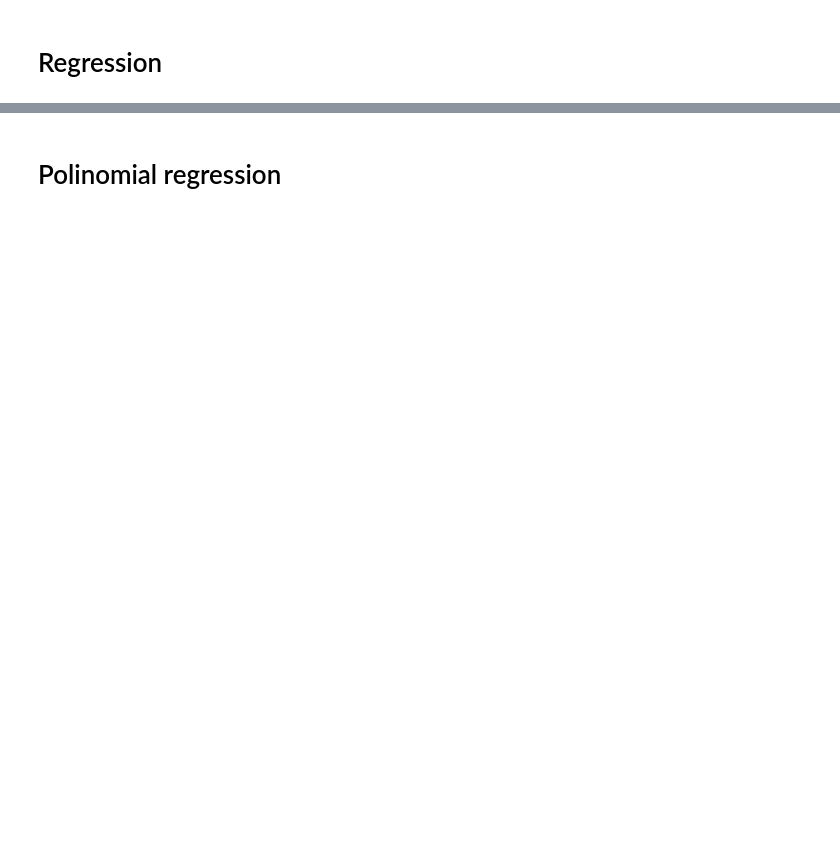
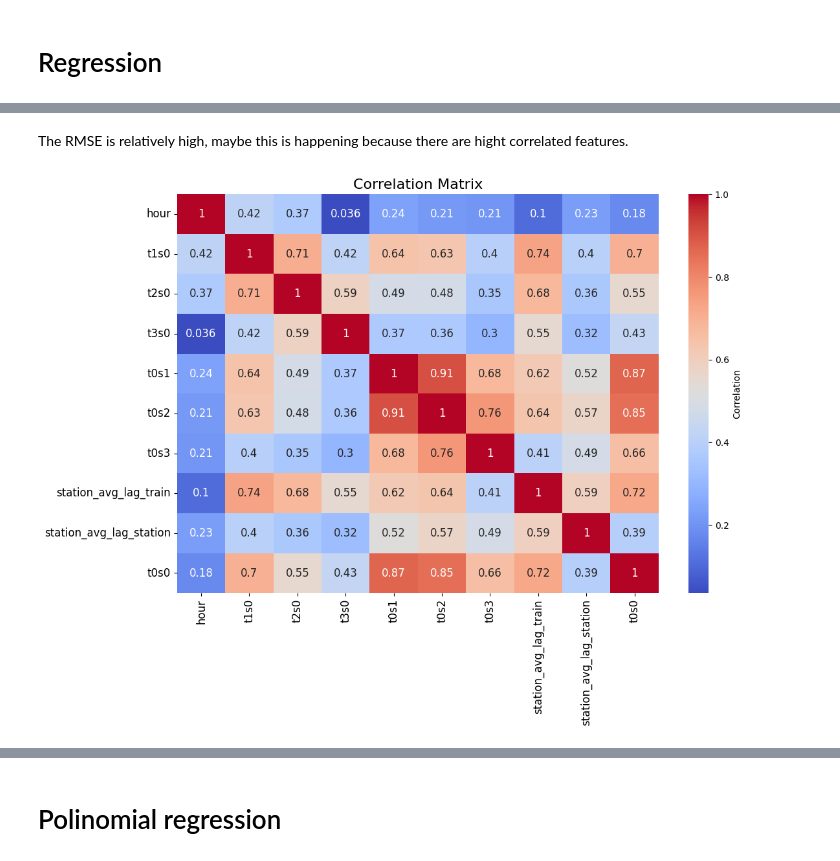
Before and after one commit to ArthurMbraga/machine-learning-project-CSC7201, a Jupyter notebook: project.ipynb, the cells around one changed output, grey strips where cells are left out. Cells and saved outputs as stored; diff of their text form; code cells hidden in the pictures; blank space fills up the shorter version.

```diff
--- a/project.ipynb
+++ b/project.ipynb
@@ -735,0 +73,11 @@ RMSE 3 features: 0.3646416711941558
+# %% [markdown]
+The RMSE is relatively high, maybe this is happening because there are hight correlated features.
+# %%
+plt.figure(figsize=(12, 8))
+sns.heatmap(df_train[all_cols].corr(), annot=True, cmap='coolwarm', annot_kws={"size": 12}, cbar_kws={'label': 'Correlation'})
+plt.title('Correlation Matrix', fontsize=16)
+plt.xticks(fontsize=12)
+plt.yticks(fontsize=12)
+plt.show()
+# %% [output]
+[figure, added]
```
Also changed, not shown: parts of 95 cells of this notebook, 2 other files.
